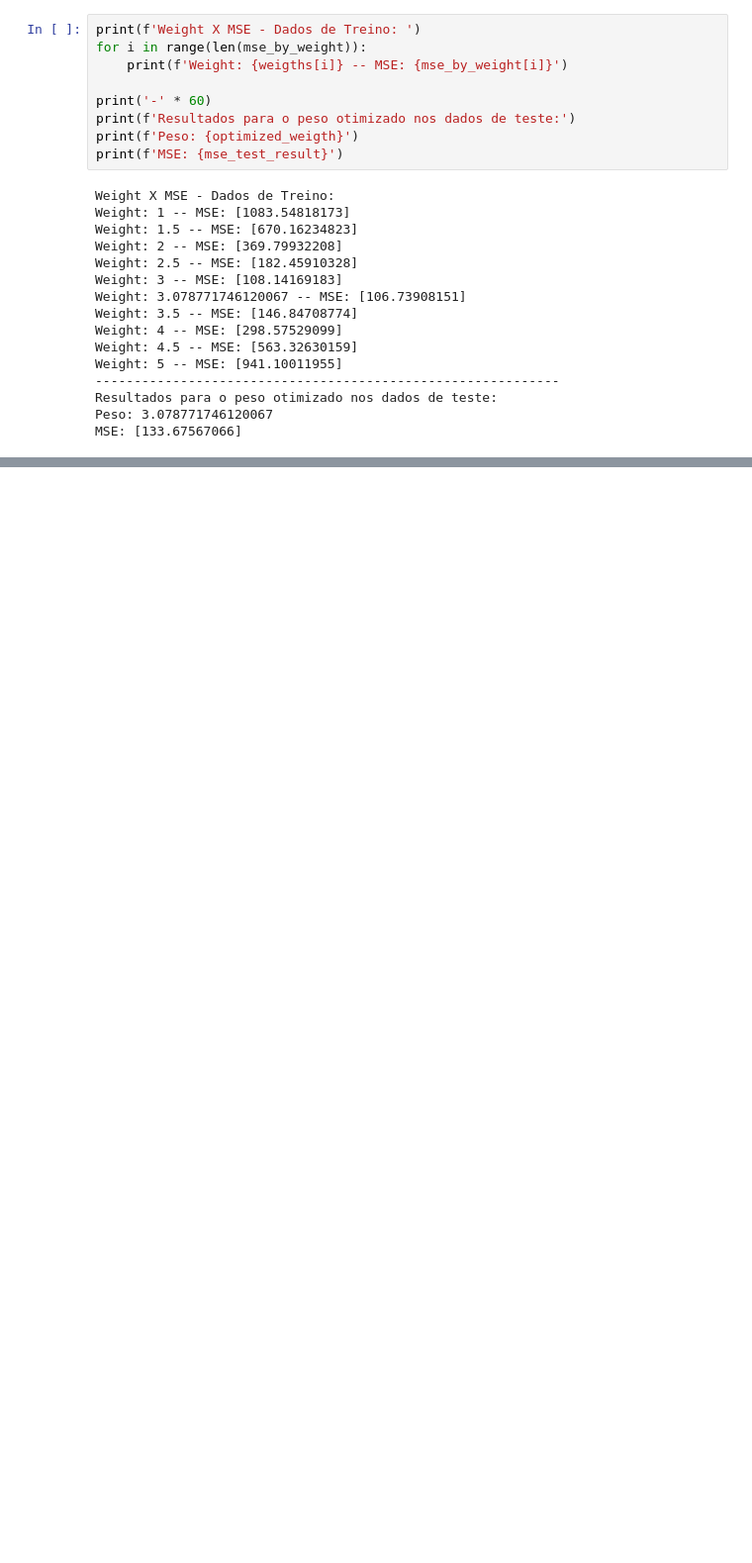
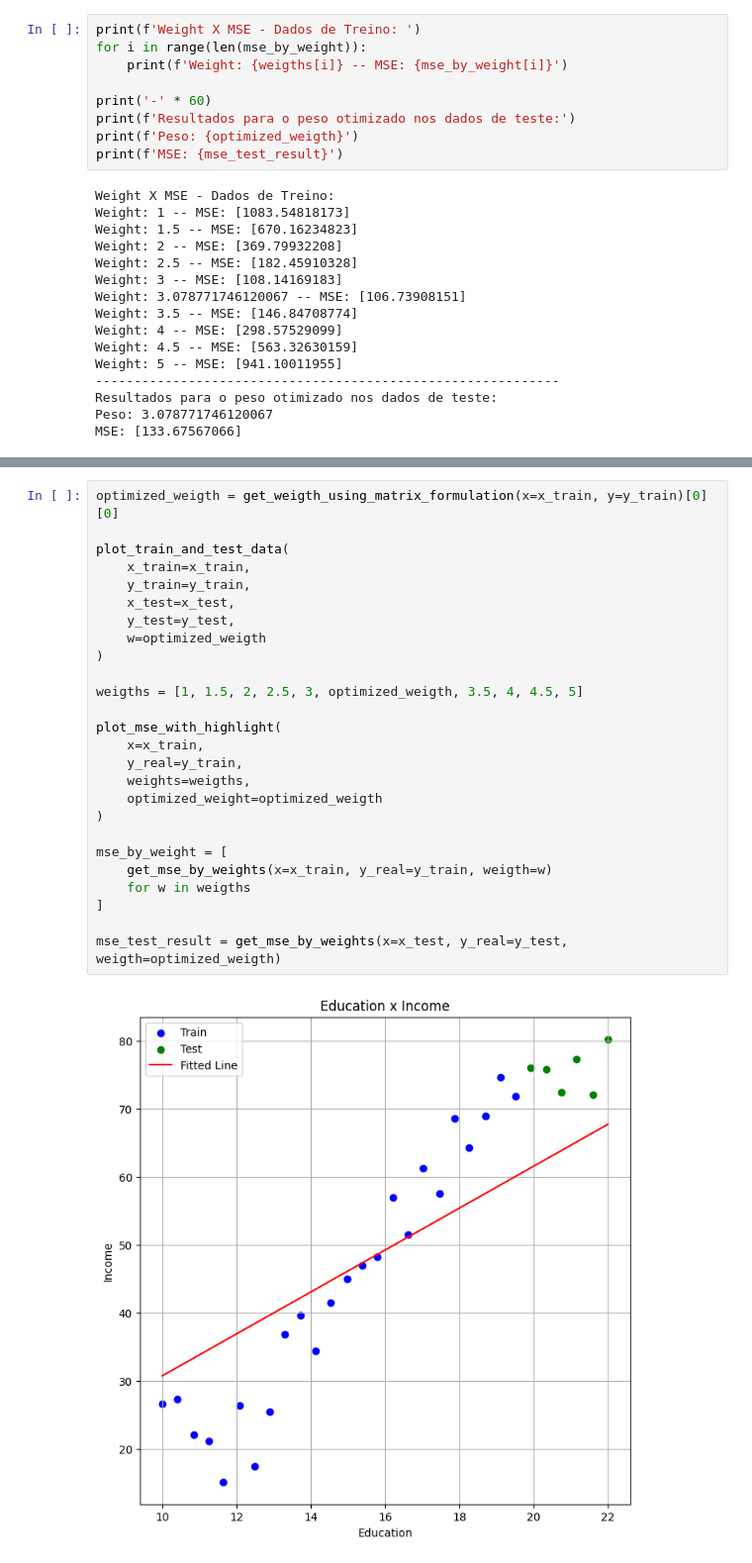
Before and after one commit to JeanDMAlves/pos_linear_regression, a Jupyter notebook: linear_regression_exercise.ipynb, the cells around one changed output, grey strips where cells are left out. Shown at 99% size. Drawn from its saved outputs; the diff is of its cells as text; blank space fills up the shorter version.

```diff
--- a/linear_regression_exercise.ipynb
+++ b/linear_regression_exercise.ipynb
@@ -124,0 +195,28 @@ MSE: [133.67567066]
+# %%
+optimized_weigth = get_weigth_using_matrix_formulation(x=x_train, y=y_train)[0][0]
+
+plot_train_and_test_data(
+    x_train=x_train,
+    y_train=y_train,
+    x_test=x_test,
+    y_test=y_test,
+    w=optimized_weigth
+)
+
+weigths = [1, 1.5, 2, 2.5, 3, optimized_weigth, 3.5, 4, 4.5, 5]
+
+plot_mse_with_highlight(
+    x=x_train,
+    y_real=y_train,
+    weights=weigths,
+    optimized_weight=optimized_weigth
+)
+
+mse_by_weight = [
+    get_mse_by_weights(x=x_train, y_real=y_train, weigth=w)
+    for w in weigths
+]
+
+mse_test_result = get_mse_by_weights(x=x_test, y_real=y_test, weigth=optimized_weigth)
+# %% [output]
+[figure, added]
```
Also changed, not shown: parts of 6 cells of this notebook, 1 other file.
